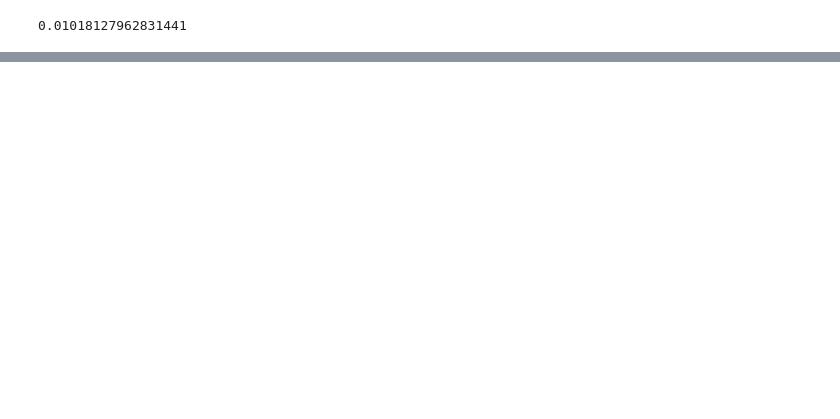
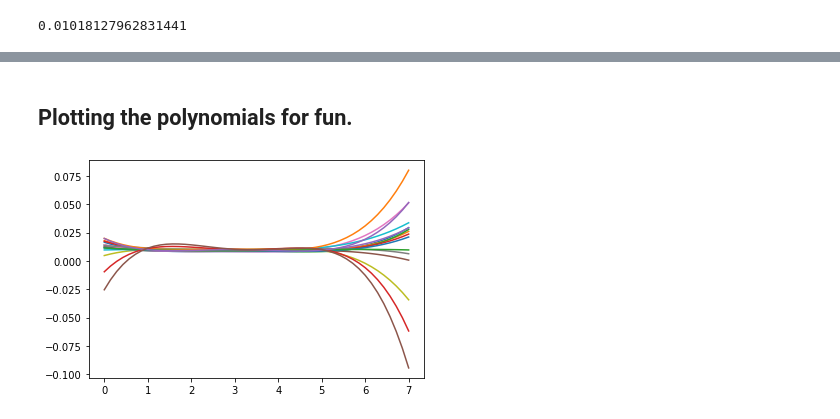
Before and after one commit to branislavjenco/thesis-code, a Jupyter notebook: plot_stddevs.ipynb, the cells around one changed output, grey strips where cells are left out. Saved outputs shown, nothing was run; the diff lists cells and outputs as text; code cells hidden in the pictures; blank space fills up the shorter version.

```diff
--- a/plot_stddevs.ipynb
+++ b/plot_stddevs.ipynb
@@ -86,15 +80,17 @@ plt.show()
 # %%
+# we have samples at 1,2,3,4 and 5 meters
 x = range(1, 6)
+
+# pick random laser
 y = wall_stddevs.T[13]
 
-fit = np.polyfit(x, y, 4)
-f = np.poly1d(fit)
-print(wall_stddevs.T[10])
+# fit a polynomial of 4th degree
+coefficients = np.polyfit(x, y, 4)
 
-# calculate new x's and y's
+# plot the resulting polynomial
+f = np.poly1d(coefficients)
 x_new = np.linspace(0, 7, 50)
 y_new = f(x_new)
 plt.plot(x_new, y_new)
-# plt.xlim([x[0]-1, x[-1] + 1 ])
 plt.show()
 # %% [output]
@@ -103,10 +100,12 @@ plt.show()
 # %%
-def make_polynomials():
+def make_polynomials(stddev_data, scan_type, degree=4, write_to_file=False):
     result = np.zeros([16, 5])
     for i in range(16):
         x = range(1, 6)
-        y = wall_stddevs.T[i]
-        coeffs = np.polyfit(x, y, 4)
+        y = stddev_data.T[i]
+        coeffs = np.polyfit(x, y, degree)
         result[i, :] = coeffs
-#     np.savetxt("floor_polynomials.txt", result)
+    if write_to_file:
+        name = f"{scan_type}_polynomials.txt"
+        np.savetxt("floor_polynomials.txt", result)
     return result
@@ -114,0 +112,3 @@ res = make_polynomials()
+# %%
+wall_polynomials = make_polynomials(wall_stddevs, "wall")
+floor_polynomials = make_polynomials(floor_stddevs, "floor")
@@ -129,0 +129,11 @@ TypeError: 'numpy.ndarray' object is not callable
+# %% [markdown]
+## Plotting the polynomials for fun.
+# %%
+for laser_coefficients in wall_polynomials:
+    f = np.poly1d(laser_coefficients)
+    x_new = np.linspace(0, 7, 50)
+    y_new = f(x_new)
+    plt.plot(x_new, y_new)
+plt.show()
+# %% [output]
+[figure, added]
```
Also changed, not shown: parts of 20 cells of this notebook, 11 other files.
